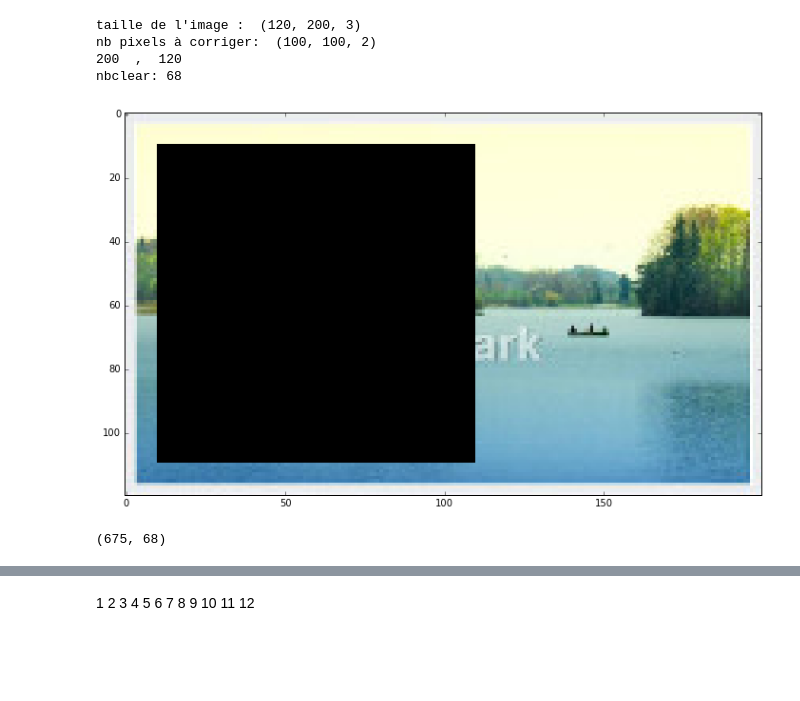
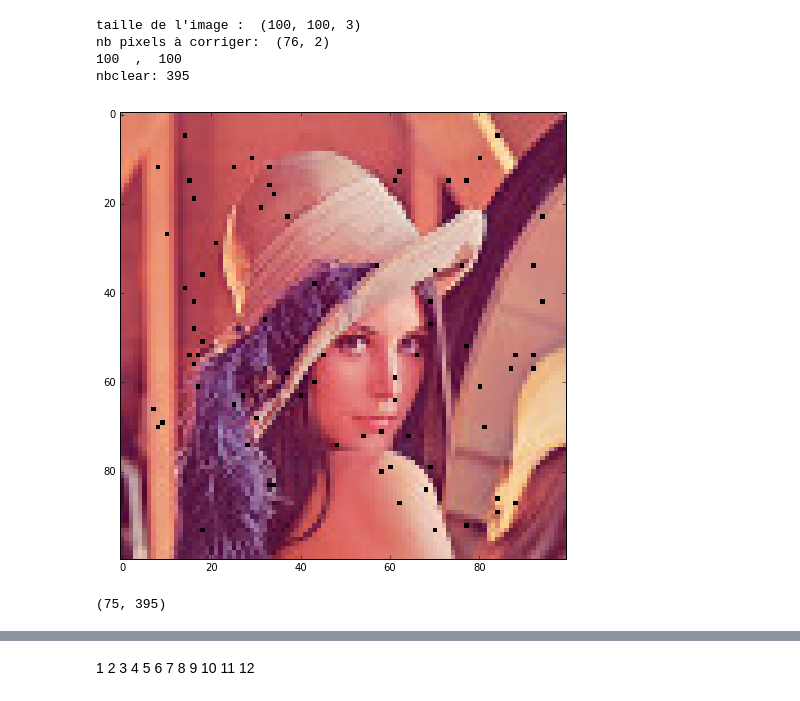
Before and after one commit to MaximeMarlot/arf-project, a Jupyter notebook: project_escargot.ipynb, the cells around one changed output, grey strips where cells are left out. Drawn from its saved outputs; the diff is of its cells as text; code cells hidden in the pictures; blank space fills up the shorter version.

```diff
--- a/project_escargot.ipynb
+++ b/project_escargot.ipynb
@@ -206,43 +223,48 @@ def inpaint_image(noisy_image, dictionary, coord_noisy_pix, h, clear_image):
     util.display_im(noisy_image)
 # %%
 %matplotlib inline
-img_matrice = util.read_im("Data/imgdataset/10small.jpg")
+img_matrice = util.read_im("Data/imgdataset/lennasmall.jpg")
 
 print("taille de l'image : ", img_matrice.shape)
 
 #util.display_im(img_matrice)
 
 #Taille des patchs
-h=15 #nombre impair
+h=5 #nombre impair !!
 
-noisy_image, deletepixels = util.delete_rect(img_matrice, 10, 10, 100, 100) #66, 55, 75, 15
+width = img_matrice.shape[1]
+height = img_matrice.shape[0]
+noisy_image, deletepixels = util.noise(img_matrice, 0.01, width, height, h);
+
+#noisy_image, deletepixels = util.delete_rect(img_matrice, 10, 10, 10, 10) #66, 55, 75, 15
+
 #10small 65, 50, 80, 15
 #12.jpg 85, 75, 30, 6
 
 print("nb pixels à corriger: ", np.array(deletepixels).shape)
 
 width = img_matrice.shape[1]
 height = img_matrice.shape[0]
 
 print(width," , ", height)
 
 util.display_im(noisy_image)
 
 _,clear_patches = util.get_patches(noisy_image, h, width, height)
 
 nbclear = np.shape(clear_patches)[0]
 print("nbclear:", nbclear)
 # %% [output]
-taille de l'image :  (120, 200, 3)
-nb pixels à corriger:  (100, 100, 2)
-200  ,  120
-nbclear: 68
+taille de l'image :  (100, 100, 3)
+nb pixels à corriger:  (76, 2)
+100  ,  100
+nbclear: 395
-[figure, old version]
+[figure, new version]
 # %%
 training = convert_patches_into_training_set(clear_patches)
 print(training.shape)
 # %% [output]
-(675, 68)
+(75, 395)
 # %%
 a = np.array([[1, 'a'], [2, 'a'], [3, 'a'], [4, 'a'], [5, 'a'], [6, 'a'], [7, 'a'], [8, 'a'], [9, 'a']])
 print(a.shape)
```
Also changed, not shown: parts of 5 cells of this notebook, 2 other files.
